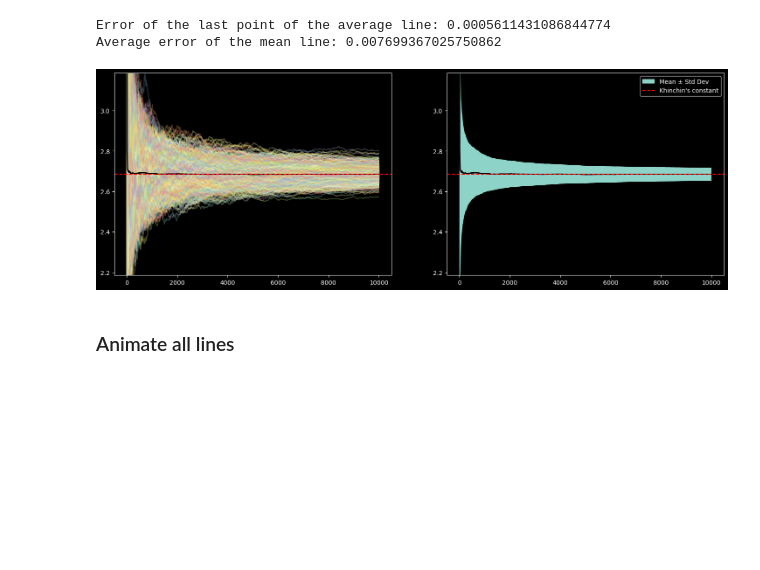
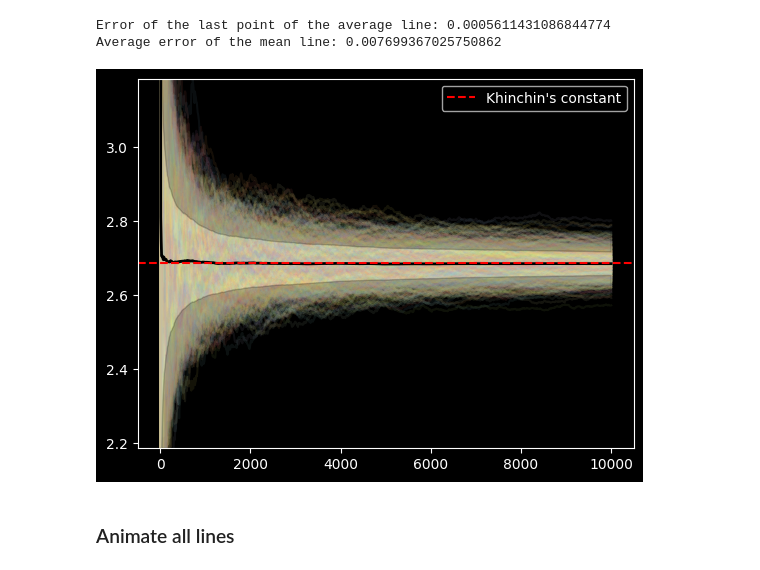
Before and after one commit to Jwalin1/Continued-Fractions, a Jupyter notebook: notebooks/Khinchin_s_constant.ipynb, the cells around one changed output. Cells and saved outputs as stored; diff of their text form; code cells hidden in the pictures; blank space fills up the shorter version.

Commit message:
updated std visualization

```diff
--- a/notebooks/Khinchin_s_constant.ipynb
+++ b/notebooks/Khinchin_s_constant.ipynb
@@ -138,6 +138,7 @@ print('shape after interpolation')
 print(mean_lines.shape)
 
 avg_of_mean_lines = mean_lines.mean(axis=0)
+std_of_mean_lines = mean_lines.std(axis=0)
 # %% [output]
 shape before interpolation
 (1000, 10000)
@@ -165,25 +166,26 @@ Error of the last point of the average line: 0.0005611431086844774
 Average error of the mean line: 0.007699367025750862
 # %%
 # fig, ax = plt.subplots(figsize=(24,12))
-fig, axs = plt.subplots(1, 2, figsize=(18,6))
+for mean_line in mean_lines:
+  plt.plot(line_x_points, mean_line, alpha=0.1)
+plt.plot(line_x_points, avg_of_mean_lines, c='k', linewidth=2)
+plt.axhline(K, color='r', linestyle='--', label="Khinchin's constant")
 
-for mean_line, std_line in zip(mean_lines, std_lines):
-  axs[0].plot(line_x_points, mean_line, alpha=0.3)
+# Highlight the region within standard deviation by dimming the region outside of it.
+plt.gca().fill_between(line_x_points,
+                       avg_of_mean_lines - std_of_mean_lines,
+                       float(K)-0.5,
+                       color='k', alpha=0.2, zorder=2)
+plt.gca().fill_between(line_x_points,
+                       avg_of_mean_lines + std_of_mean_lines,
+                       float(K)+0.5,
+                       color='k', alpha=0.2, zorder=2)
 
-std_lines = np.std(mean_lines, axis=0)
-axs[1].fill_between(line_x_points,
-                 avg_of_mean_lines - std_lines,
-                 avg_of_mean_lines + std_lines,
-                 label='Mean ± Std Dev')
-
-for ax in axs:
-  ax.plot(line_x_points, avg_of_mean_lines, c='k', linewidth=2)
-  ax.axhline(K, color='r', linestyle='--', label="Khinchin's constant")
-  ax.set_ylim(float(K)-0.5, float(K)+0.5)
+plt.ylim(float(K)-0.5, float(K)+0.5)
 plt.legend()
 plt.show()
 # %% [output]
-[figure, old version]
+[figure, new version]
 # %%
 from modules.visualize import animate_all_lines, animate_average_line, animate_line_by_line, save_anim
 # %% [markdown]
```
Also changed, not shown: parts of 3 cells of this notebook.
